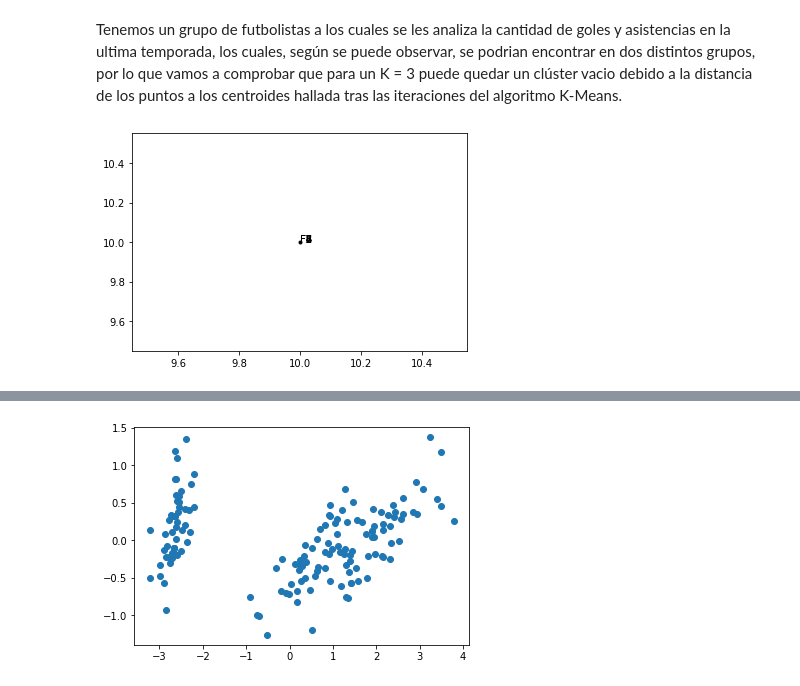
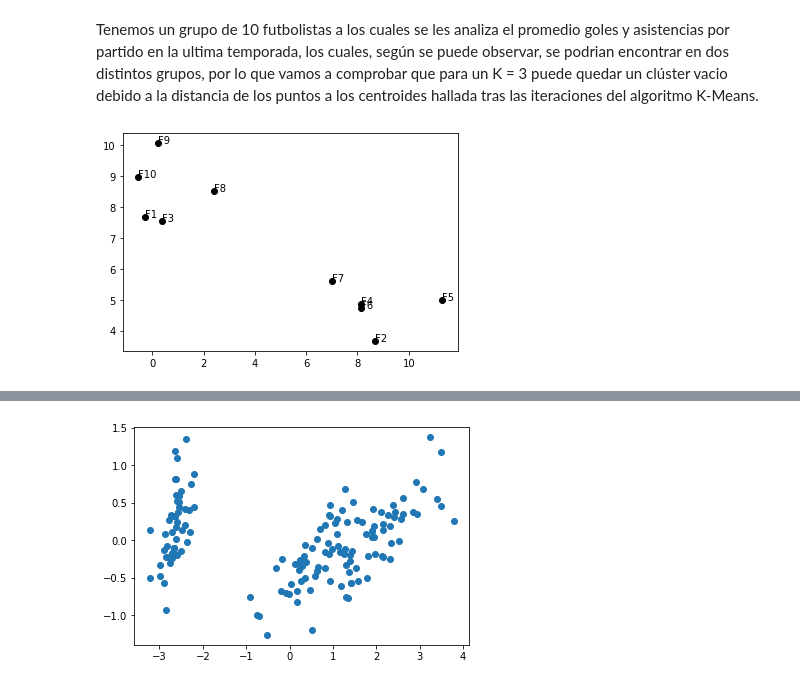
Before and after one commit to Mega61/business_inteligence_sheets, a Jupyter notebook: sheet4/Camacho_Daza_Russi_bi_sheet4.ipynb, the cells around one changed output, grey strips where cells are left out. Cells and saved outputs as stored; diff of their text form; code cells hidden in the pictures.

```diff
--- a/sheet4/Camacho_Daza_Russi_bi_sheet4.ipynb
+++ b/sheet4/Camacho_Daza_Russi_bi_sheet4.ipynb
@@ -11,19 +11,20 @@ will update a clustering C in such a way that one cluster becomes empty even tho
 at least one point in C.
 Hint: Use a case with two attributes (it’s not possible with one attribute).
 # %% [markdown]
-Tenemos un grupo de futbolistas a los cuales se les analiza la cantidad de goles y asistencias en la ultima temporada, los cuales, según se puede observar, se podrian encontrar en dos distintos grupos, por lo que vamos a comprobar que para un K = 3 puede quedar un clúster vacio debido a la distancia de los puntos a los centroides hallada tras las iteraciones del algoritmo K-Means.
+Tenemos un grupo de 10 futbolistas a los cuales se les analiza el promedio goles y asistencias por partido en la ultima temporada, los cuales, según se puede observar, se podrian encontrar en dos distintos grupos, por lo que vamos a comprobar que para un K = 3 puede quedar un clúster vacio debido a la distancia de los puntos a los centroides hallada tras las iteraciones del algoritmo K-Means.
 # %%
+from sklearn.datasets import make_blobs
 from matplotlib import pyplot as plt
 import numpy as np
 import random
 
-datos=["F1","F2","F3","F4","F5","F6","F7","F8"]
+blobs=make_blobs(n_samples=10, cluster_std=1, random_state=50, centers=[(1,9),(8,4)])
+cd=blobs[0]
 
-x= 10
-y= 10
+datos=["F1","F2","F3","F4","F5","F6","F7","F8","F9","F10"]
 
-plt.scatter(x, y, marker=".", color="black")
+plt.scatter(cd[:,0], cd[:,1], color="black")
 for i, label in enumerate(datos):
-    plt.annotate(label, (x,y))
+  plt.annotate(label, (cd[:,0][i], cd[:,1][i]))
 # %% [output]
-[figure, old version]
+[figure, new version]
```
Also changed, not shown: parts of 12 cells of this notebook, 1 other file.
